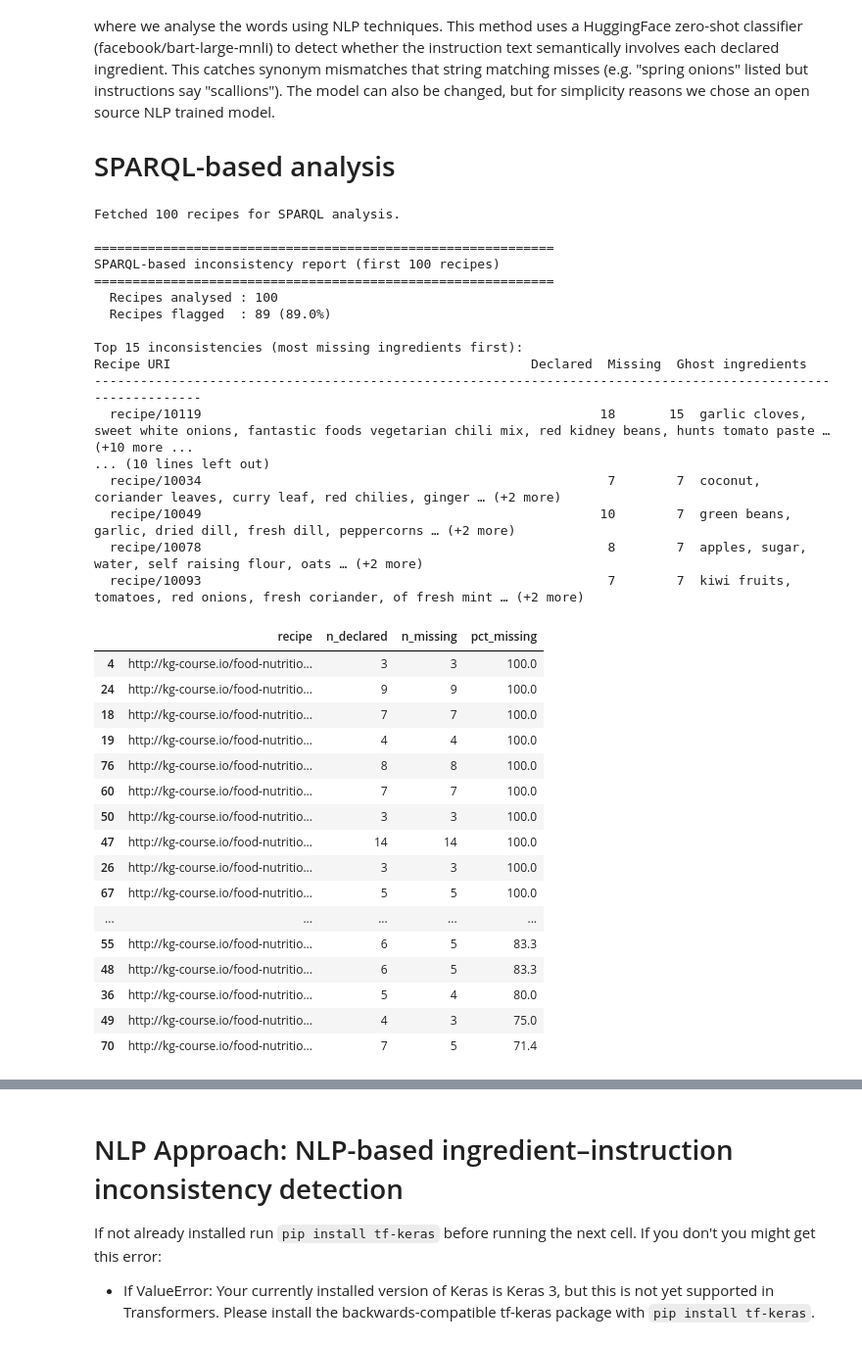
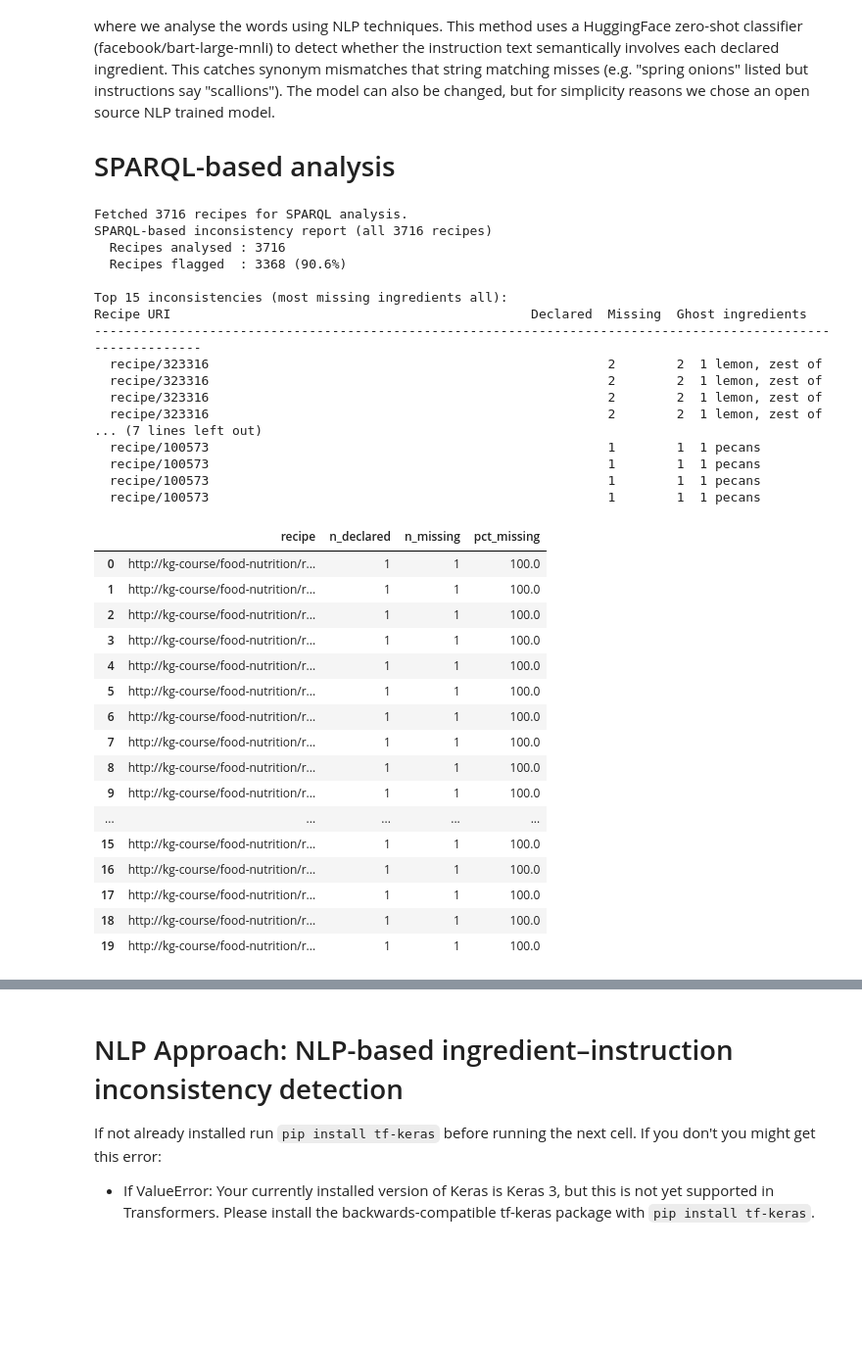
Before and after one commit to alexanderleonidas/fluffy-octo-spoon, a Jupyter notebook: kg_quality_assessment/food_kg_quality_assessnent.ipynb, the cells around one changed output, grey strips where cells are left out. Shown at 98% size. Drawn from its saved outputs; the diff is of its cells as text; code cells hidden in the pictures; blank space fills up the shorter version.

```diff
--- a/kg_quality_assessment/food_kg_quality_assessnent.ipynb
+++ b/kg_quality_assessment/food_kg_quality_assessnent.ipynb
@@ -375,7 +393,6 @@ WHERE {
             schema:recipeIngredient ?ingredients ;
             schema:recipeInstructions ?instructions .
 }
-LIMIT 100
 """
 
 results = list(food_kg.query(sparql_query))
@@ -428,65 +445,62 @@ for row in results:
         sparql_inconsistencies.append({
             "recipe":            recipe_uri,
             "ghost_ingredients": ghosts,
             "n_declared":        len(ingredients),
             "n_missing":         len(ghosts),
         })
 
 total_recipes   = len(results)
 flagged_recipes = len(sparql_inconsistencies)
-print(f"\n{'='*60}")
-print(f"SPARQL-based inconsistency report (first {total_recipes} recipes)")
-print(f"{'='*60}")
+print(f"SPARQL-based inconsistency report (all {total_recipes} recipes)")
 print(f"  Recipes analysed : {total_recipes}")
 print(f"  Recipes flagged  : {flagged_recipes} ({100*flagged_recipes/total_recipes:.1f}%)")
-print(f"\nTop 15 inconsistencies (most missing ingredients first):")
+print(f"\nTop 15 inconsistencies (most missing ingredients all):")
 print(f"{'Recipe URI':<55} {'Declared':>9} {'Missing':>8}  Ghost ingredients")
 print("-" * 110)
 
 top15 = sorted(sparql_inconsistencies, key=lambda x: -x["n_missing"])[:15]
 for item in top15:
     short_uri  = item["recipe"].split("/")[-1]
     ghosts_str = ", ".join(item["ghost_ingredients"][:5])
     if len(item["ghost_ingredients"]) > 5:
         ghosts_str += f" … (+{len(item['ghost_ingredients'])-5} more)"
     print(f"  recipe/{short_uri:<49} {item['n_declared']:>9} {item['n_missing']:>8}  {ghosts_str}")
 
-import pandas as pd
 df_sparql = pd.DataFrame(sparql_inconsistencies)
 df_sparql["pct_missing"] = (df_sparql["n_missing"] / df_sparql["n_declared"] * 100).round(1)
 display(df_sparql[["recipe", "n_declared", "n_missing", "pct_missing"]].sort_values("pct_missing", ascending=False).head(20))
 # %% [output]
-Fetched 100 recipes for SPARQL analysis.
+Fetched 3716 recipes for SPARQL analysis.
+SPARQL-based inconsistency report (all 3716 recipes)
+  Recipes analysed : 3716
+  Recipes flagged  : 3368 (90.6%)
 
-============================================================
-SPARQL-based inconsistency report (first 100 recipes)
-============================================================
-  Recipes analysed : 100
-  Recipes flagged  : 89 (89.0%)
-
-Top 15 inconsistencies (most missing ingredients first):
+Top 15 inconsistencies (most missing ingredients all):
 Recipe URI                                               Declared  Missing  Ghost ingredients
 --------------------------------------------------------------------------------------------------------------
-  recipe/10119                                                    18       15  garlic cloves, sweet white onions, fantastic foods vegetarian chili mix, red kidney beans, hunts tomato paste … (+10 more ...
-... (10 lines left out)
-  recipe/10034                                                     7        7  coconut, coriander leaves, curry leaf, red chilies, ginger … (+2 more)
-  recipe/10049                                                    10        7  green beans, garlic, dried dill, fresh dill, peppercorns … (+2 more)
-  recipe/10078                                                     8        7  apples, sugar, water, self raising flour, oats … (+2 more)
-  recipe/10093                                                     7        7  kiwi fruits, tomatoes, red onions, fresh coriander, of fresh mint … (+2 more)
+  recipe/323316                                                    2        2  1 lemon, zest of
+  recipe/323316                                                    2        2  1 lemon, zest of
+  recipe/323316                                                    2        2  1 lemon, zest of
+  recipe/323316                                                    2        2  1 lemon, zest of
+... (7 lines left out)
+  recipe/100573                                                    1        1  1 pecans
+  recipe/100573                                                    1        1  1 pecans
+  recipe/100573                                                    1        1  1 pecans
+  recipe/100573                                                    1        1  1 pecans
 |  | recipe | n_declared | n_missing | pct_missing |
-| 4 | http://kg-course.io/food-nutritio... | 3 | 3 | 100.0 |
-| 24 | http://kg-course.io/food-nutritio... | 9 | 9 | 100.0 |
-| 18 | http://kg-course.io/food-nutritio... | 7 | 7 | 100.0 |
-| 19 | http://kg-course.io/food-nutritio... | 4 | 4 | 100.0 |
-| 76 | http://kg-course.io/food-nutritio... | 8 | 8 | 100.0 |
-| 60 | http://kg-course.io/food-nutritio... | 7 | 7 | 100.0 |
-| 50 | http://kg-course.io/food-nutritio... | 3 | 3 | 100.0 |
-| 47 | http://kg-course.io/food-nutritio... | 14 | 14 | 100.0 |
-| 26 | http://kg-course.io/food-nutritio... | 3 | 3 | 100.0 |
-| 67 | http://kg-course.io/food-nutritio... | 5 | 5 | 100.0 |
+| 0 | http://kg-course/food-nutrition/r... | 1 | 1 | 100.0 |
+| 1 | http://kg-course/food-nutrition/r... | 1 | 1 | 100.0 |
+| 2 | http://kg-course/food-nutrition/r... | 1 | 1 | 100.0 |
+| 3 | http://kg-course/food-nutrition/r... | 1 | 1 | 100.0 |
+| 4 | http://kg-course/food-nutrition/r... | 1 | 1 | 100.0 |
+| 5 | http://kg-course/food-nutrition/r... | 1 | 1 | 100.0 |
+| 6 | http://kg-course/food-nutrition/r... | 1 | 1 | 100.0 |
+| 7 | http://kg-course/food-nutrition/r... | 1 | 1 | 100.0 |
+| 8 | http://kg-course/food-nutrition/r... | 1 | 1 | 100.0 |
+| 9 | http://kg-course/food-nutrition/r... | 1 | 1 | 100.0 |
 | ... | ... | ... | ... | ... |
-| 55 | http://kg-course.io/food-nutritio... | 6 | 5 | 83.3 |
-| 48 | http://kg-course.io/food-nutritio... | 6 | 5 | 83.3 |
-| 36 | http://kg-course.io/food-nutritio... | 5 | 4 | 80.0 |
-| 49 | http://kg-course.io/food-nutritio... | 4 | 3 | 75.0 |
-| 70 | http://kg-course.io/food-nutritio... | 7 | 5 | 71.4 |
+| 15 | http://kg-course/food-nutrition/r... | 1 | 1 | 100.0 |
+| 16 | http://kg-course/food-nutrition/r... | 1 | 1 | 100.0 |
+| 17 | http://kg-course/food-nutrition/r... | 1 | 1 | 100.0 |
+| 18 | http://kg-course/food-nutrition/r... | 1 | 1 | 100.0 |
+| 19 | http://kg-course/food-nutrition/r... | 1 | 1 | 100.0 |
```
Also changed, not shown: parts of 9 cells of this notebook.
